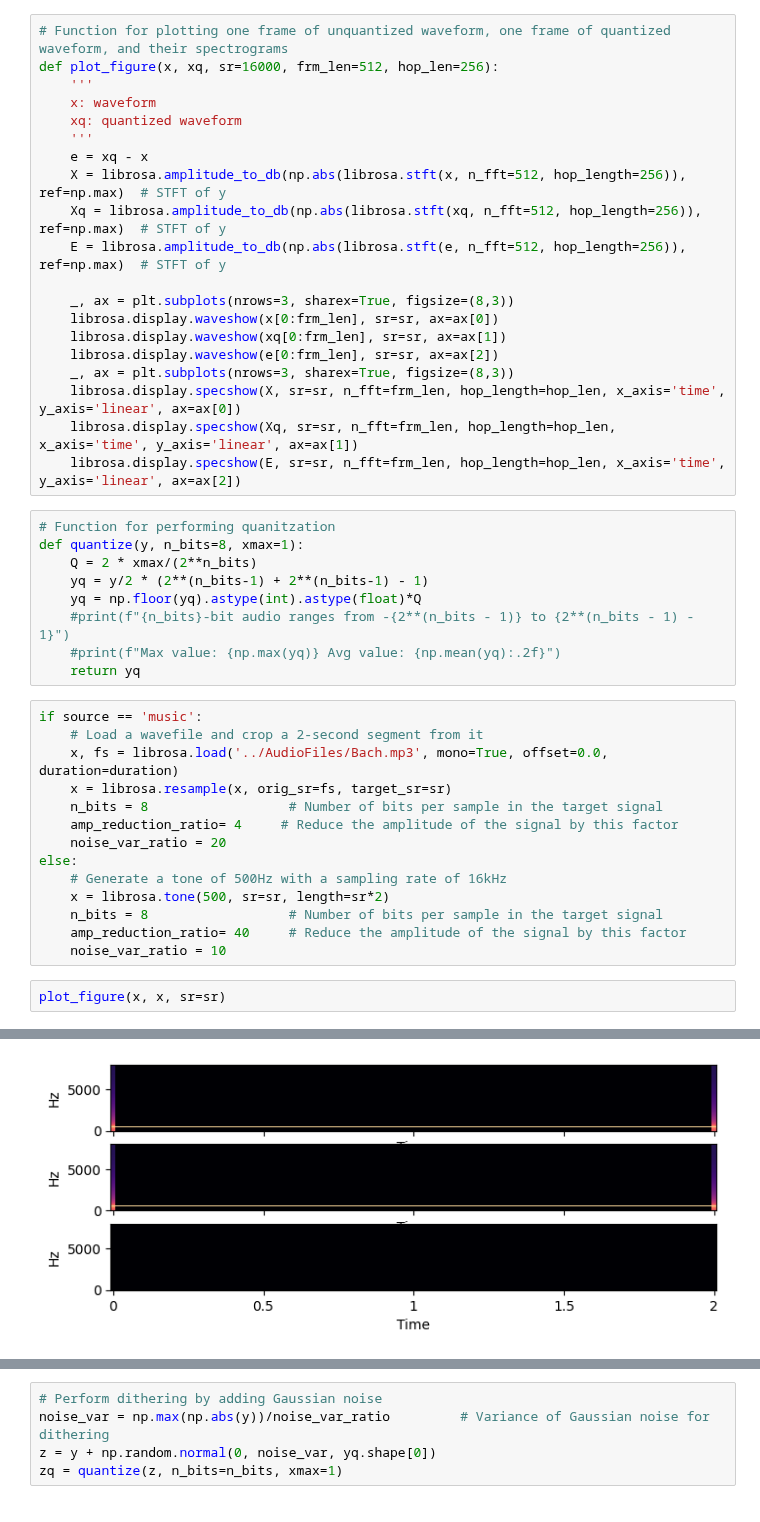
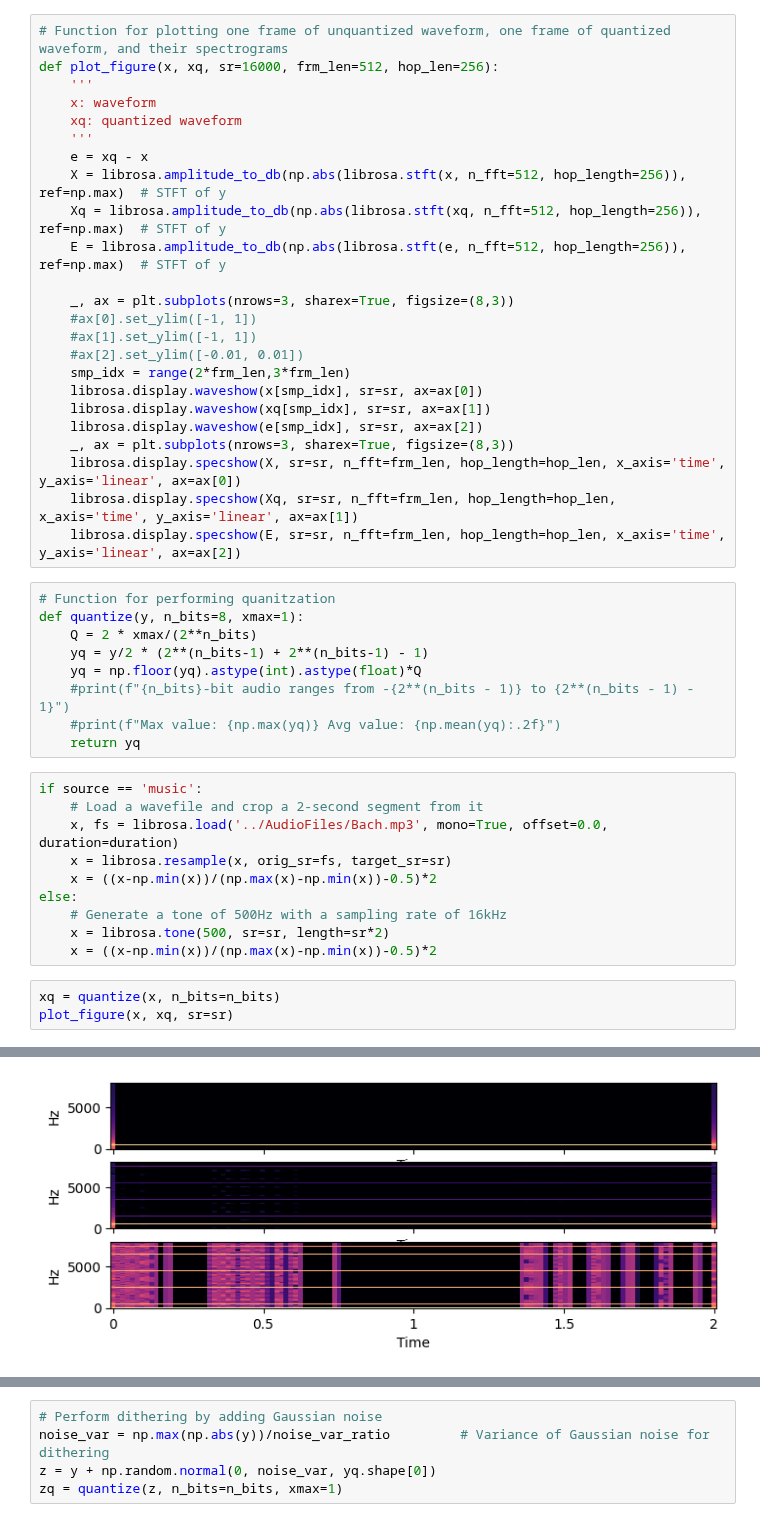
Before and after one commit to enmwmak/Teaching, a Jupyter notebook: EIE4435/Programs/Digital-Audio.ipynb, the cells around one changed output, grey strips where cells are left out. Cells and saved outputs as stored; diff of their text form.

```diff
--- a/EIE4435/Programs/Digital-Audio.ipynb
+++ b/EIE4435/Programs/Digital-Audio.ipynb
@@ -23,9 +26,13 @@ def plot_figure(x, xq, sr=16000, frm_len=512, hop_len=256):
     E = librosa.amplitude_to_db(np.abs(librosa.stft(e, n_fft=512, hop_length=256)), ref=np.max)  # STFT of y
 
     _, ax = plt.subplots(nrows=3, sharex=True, figsize=(8,3))
-    librosa.display.waveshow(x[0:frm_len], sr=sr, ax=ax[0])
-    librosa.display.waveshow(xq[0:frm_len], sr=sr, ax=ax[1])
-    librosa.display.waveshow(e[0:frm_len], sr=sr, ax=ax[2])
+    #ax[0].set_ylim([-1, 1])
+    #ax[1].set_ylim([-1, 1])
+    #ax[2].set_ylim([-0.01, 0.01])
+    smp_idx = range(2*frm_len,3*frm_len)
+    librosa.display.waveshow(x[smp_idx], sr=sr, ax=ax[0])
+    librosa.display.waveshow(xq[smp_idx], sr=sr, ax=ax[1])
+    librosa.display.waveshow(e[smp_idx], sr=sr, ax=ax[2])
     _, ax = plt.subplots(nrows=3, sharex=True, figsize=(8,3))
     librosa.display.specshow(X, sr=sr, n_fft=frm_len, hop_length=hop_len, x_axis='time', y_axis='linear', ax=ax[0])
     librosa.display.specshow(Xq, sr=sr, n_fft=frm_len, hop_length=hop_len, x_axis='time', y_axis='linear', ax=ax[1])
@@ -44,15 +51,12 @@ if source == 'music':
     # Load a wavefile and crop a 2-second segment from it
     x, fs = librosa.load('../AudioFiles/Bach.mp3', mono=True, offset=0.0, duration=duration)
     x = librosa.resample(x, orig_sr=fs, target_sr=sr)
-    n_bits = 8                  # Number of bits per sample in the target signal
-    amp_reduction_ratio= 4     # Reduce the amplitude of the signal by this factor
-    noise_var_ratio = 20
+    x = ((x-np.min(x))/(np.max(x)-np.min(x))-0.5)*2
 else:
     # Generate a tone of 500Hz with a sampling rate of 16kHz
     x = librosa.tone(500, sr=sr, length=sr*2)
-    n_bits = 8                  # Number of bits per sample in the target signal
-    amp_reduction_ratio= 40     # Reduce the amplitude of the signal by this factor
-    noise_var_ratio = 10
+    x = ((x-np.min(x))/(np.max(x)-np.min(x))-0.5)*2
 # %%
-plot_figure(x, x, sr=sr)
+xq = quantize(x, n_bits=n_bits)
+plot_figure(x, xq, sr=sr)
 # %% [output]
@@ -60,4 +64,4 @@ plot_figure(x, x, sr=sr)
-[figure, old version]
+[figure, new version]
 # %%
 # Reduce the amplitude of the signal to make it more vulnerable to quanization error.
 # Reduce the number of bits per sample
```
Also changed, not shown: parts of 6 cells of this notebook.
